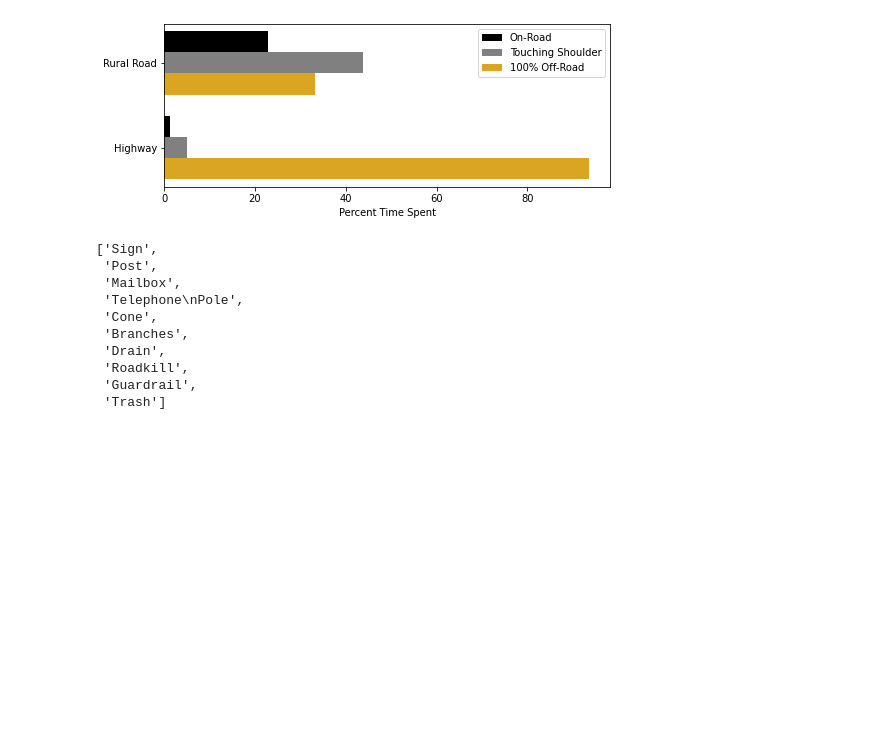
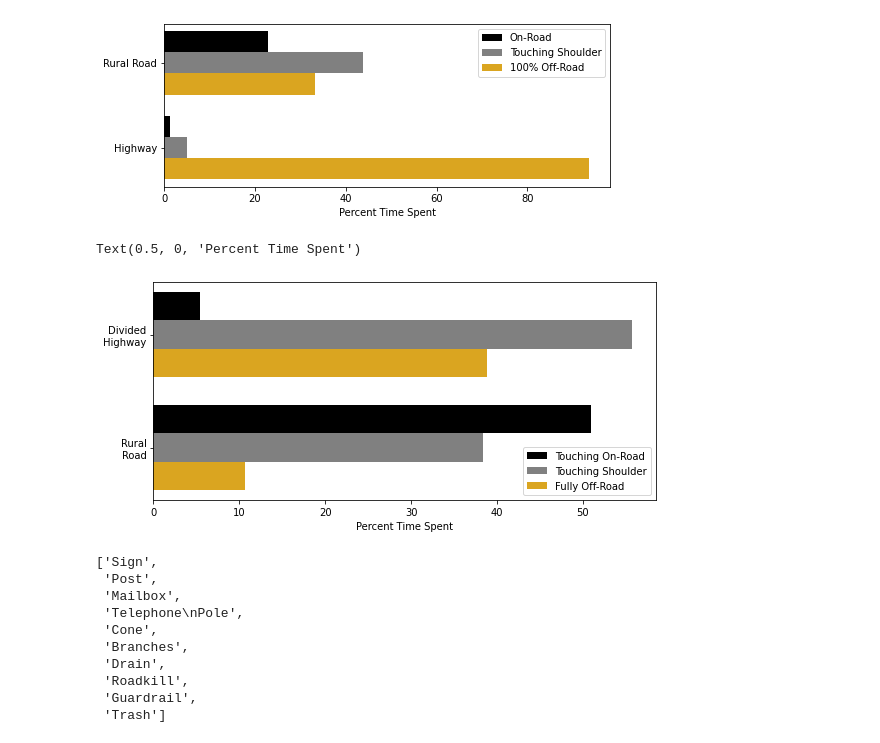
Before and after one commit to tjwieg/MS_thesis, a Jupyter notebook: plots/mower_data.ipynb, the cells around one changed output. Cells and saved outputs as stored; diff of their text form; code cells hidden in the pictures; blank space fills up the shorter version.

```diff
--- a/plots/mower_data.ipynb
+++ b/plots/mower_data.ipynb
@@ -27,6 +27,37 @@ ax.set_xlabel("Percent Time Spent")
 fig.set_size_inches(8,3)
 # %% [output]
 [figure]
+# %%
+# Data from 2024-12-05 slides
+data = {
+    # Category: [rural, highway]
+    "Touching On-Road": [50.9, 5.4],
+    "Touching Shoulder": [38.4, 55.7],
+    "Fully Off-Road": [100-(50.9+38.4), 100-(5.4+55.7)]
+}
+x = {
+    "Touching On-Road":  x3,
+    "Touching Shoulder": x2,
+    "Fully Off-Road":    x1
+}
+color = {
+    "Touching On-Road":  "black",
+    "Touching Shoulder": "grey",
+    "Fully Off-Road":    "goldenrod"
+}
+
+# Plot bars
+plt.figure(figsize=(9,4))
+for cat in data:
+    plt.barh(x[cat], data[cat], bar_width, label=cat, color=color[cat])
+
+# Labels
+plt.legend()
+plt.yticks(ticks=x2, labels=["Rural\nRoad", "Divided\nHighway"])
+plt.xlabel("Percent Time Spent")
+# %% [output]
+Text(0.5, 0, 'Percent Time Spent')
+[figure, added]
 # %%
 # More data from Nathan, reformatted more betterer
 hw_obstacles = {
```
Also changed, not shown: 10 other files.
